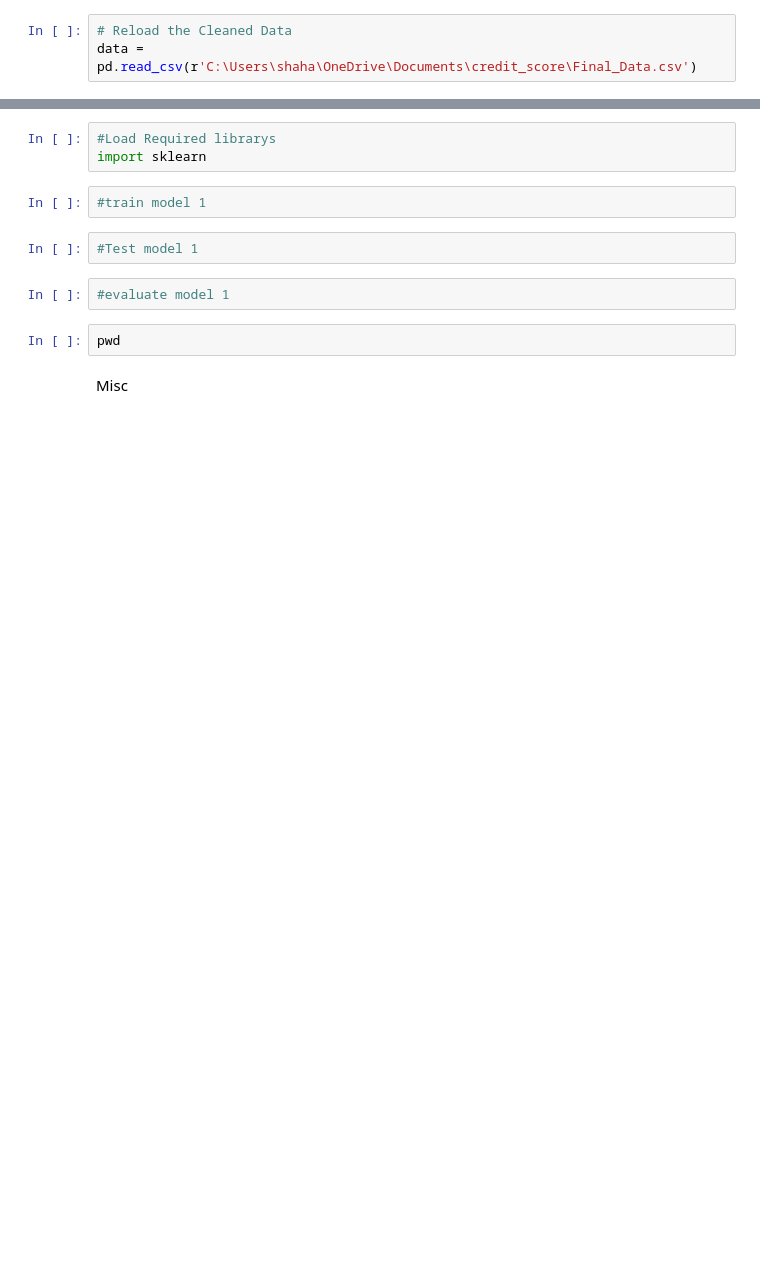
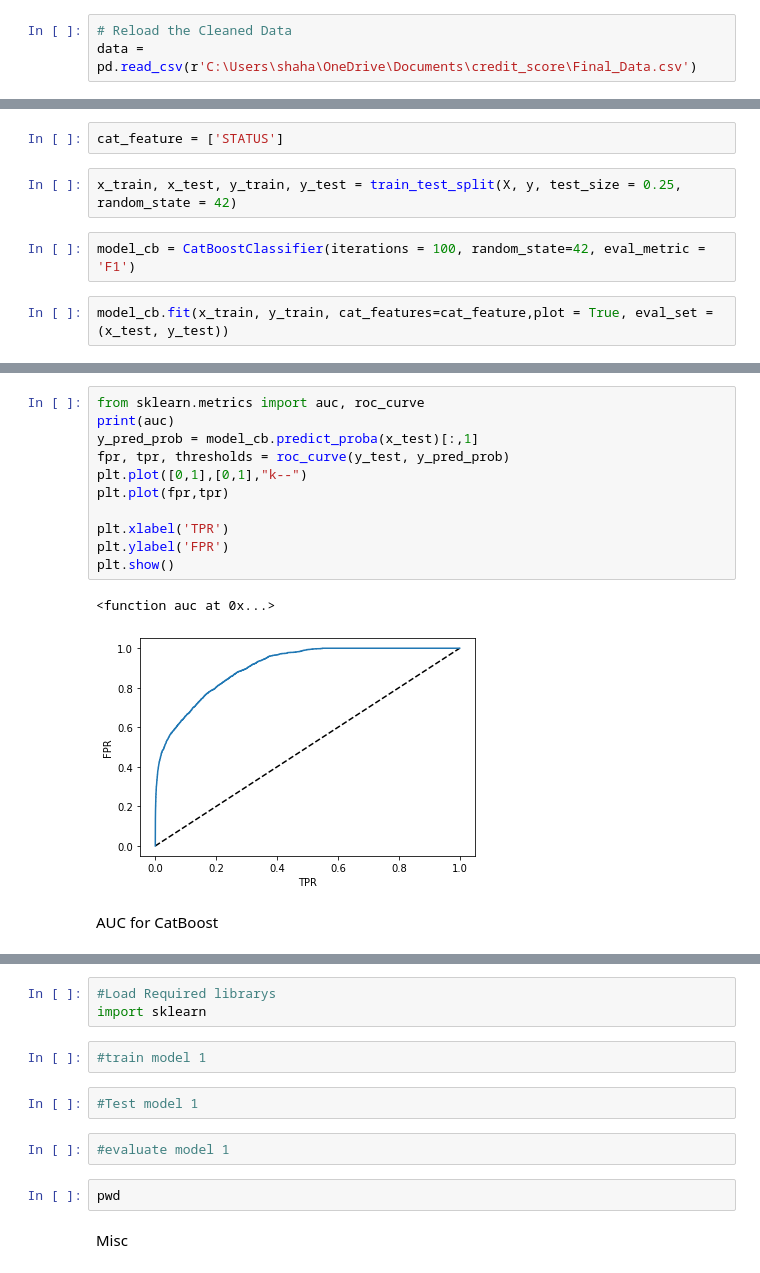
Before and after one commit to Davoodshahabi/Credit-Risk, a Jupyter notebook: credit_score_2.ipynb, the cells around one changed output, grey strips where cells are left out. Cells and saved outputs as stored; diff of their text form; blank space fills up the shorter version.

```diff
--- a/credit_score_2.ipynb
+++ b/credit_score_2.ipynb
@@ -465,0 +662,8 @@ rf.fit(train_features, train_labels);
+# %%
+cat_feature = ['STATUS']
+# %%
+x_train, x_test, y_train, y_test = train_test_split(X, y, test_size = 0.25, random_state = 42)
+# %%
+model_cb = CatBoostClassifier(iterations = 100, random_state=42, eval_metric = 'F1')
+# %%
+model_cb.fit(x_train, y_train, cat_features=cat_feature,plot = True, eval_set = (x_test, y_test))
@@ -465,0 +699,16 @@ rf.fit(train_features, train_labels);
+# %%
+from sklearn.metrics import auc, roc_curve
+print(auc)
+y_pred_prob = model_cb.predict_proba(x_test)[:,1]
+fpr, tpr, thresholds = roc_curve(y_test, y_pred_prob)
+plt.plot([0,1],[0,1],"k--")
+plt.plot(fpr,tpr)
+
+plt.xlabel('TPR')
+plt.ylabel('FPR')
+plt.show()
+# %% [output]
+<function auc at 0x...>
+[figure, added]
+# %% [markdown]
+AUC for CatBoost
```
Also changed, not shown: parts of 106 cells of this notebook.
